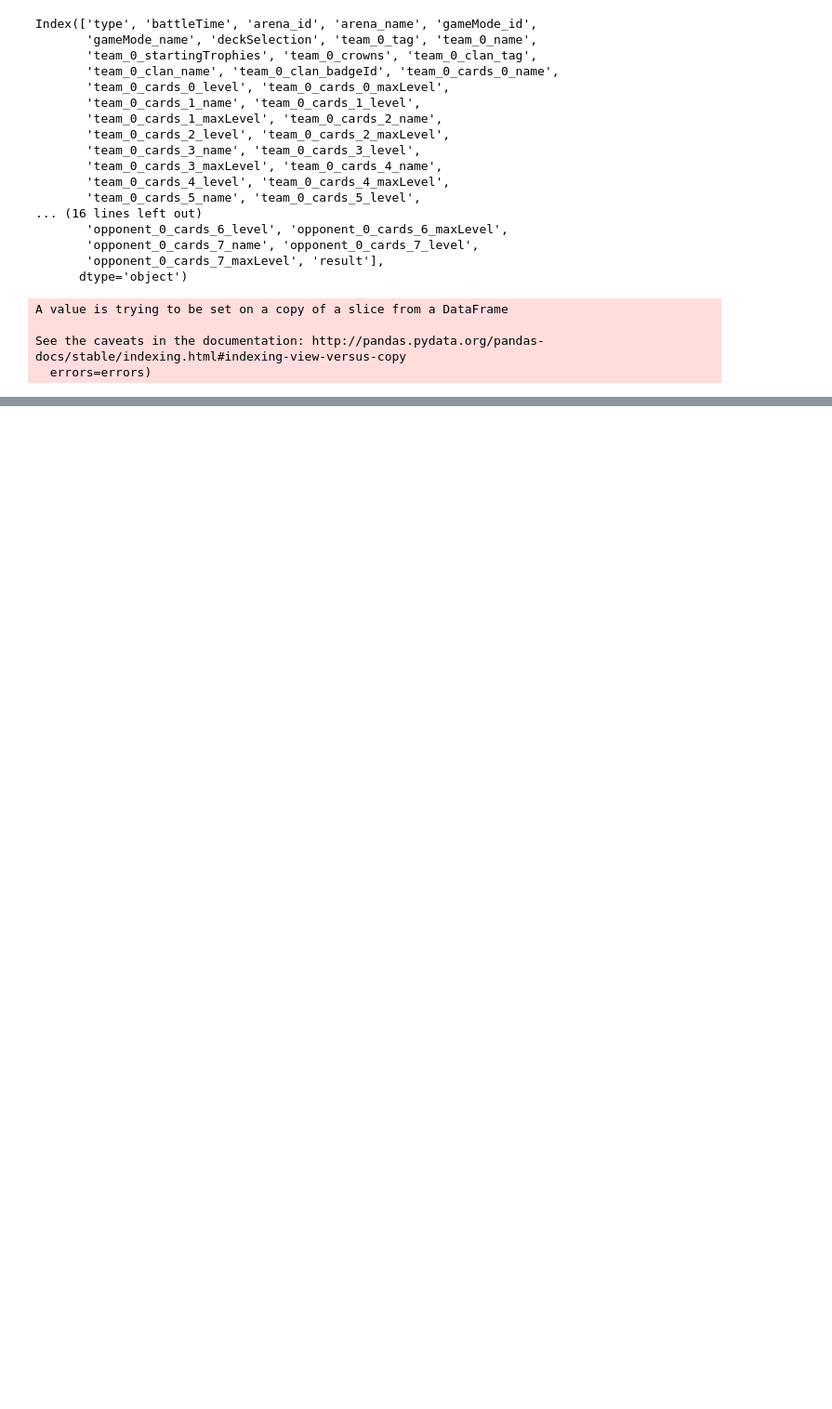
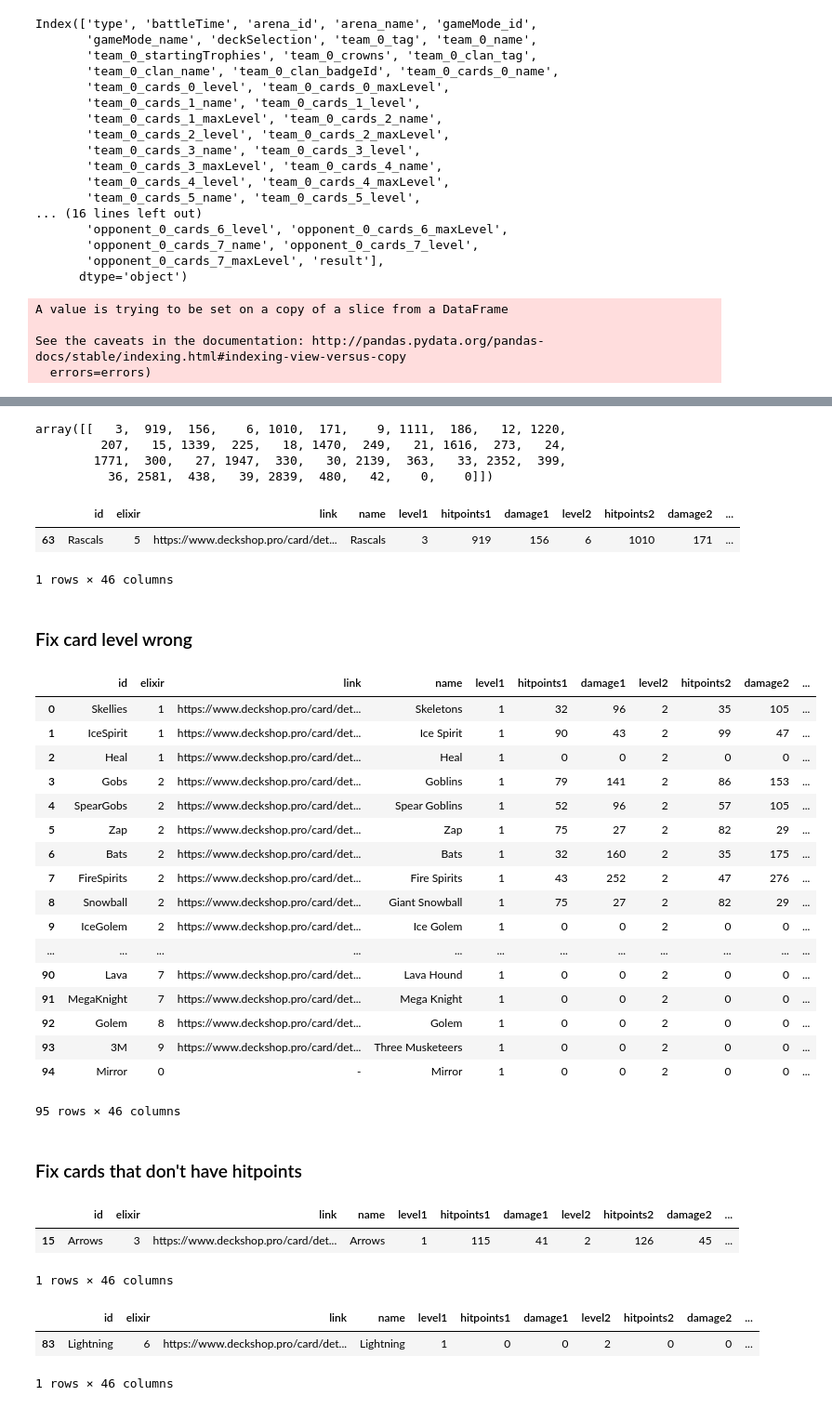
Before and after one commit to RodolfoLSS/ClashRoyaleMatchPrediction, a Jupyter notebook: ClashRoyaleDataCleaning.ipynb, the cells around one changed output, grey strips where cells are left out. Shown: that part at 93% size. Cells and saved outputs as stored; diff of their text form; code cells hidden in the pictures; blank space fills up the shorter version.

```diff
--- a/ClashRoyaleDataCleaning.ipynb
+++ b/ClashRoyaleDataCleaning.ipynb
@@ -184,0 +518,63 @@ dataset.to_csv("clashRoyaleData.csv")
+# %%
+rascalBoy = np.asarray([[1, 715, 52, 2, 786, 57, 3, 865, 62, 4, 950, 69, 5, 1043, 75, 6, 1144, 83, 7, 1258, 91,\
+              8, 1379, 100, 9, 1515, 110, 10, 1665, 121, 11,1830, 133, 12, 2009, 146, 13, 2209, 160, 14, 0, 0]])
+
+rascalGirl = np.asarray([[1, 102, 52, 2, 112, 57, 3, 123, 62, 4, 135, 69, 5, 148, 75, 6, 163, 83, 7, 179, 91, \
+               8, 196, 100, 9, 216, 110, 10, 237, 121, 11, 261, 133, 12, 286, 146, 13, 315, 160, 14, 0, 0]])
+# %%
+rascals = np.round((rascalGirl*2) + rascalBoy)
+rascals
+# %% [output]
+array([[   3,  919,  156,    6, 1010,  171,    9, 1111,  186,   12, 1220,
+         207,   15, 1339,  225,   18, 1470,  249,   21, 1616,  273,   24,
+        1771,  300,   27, 1947,  330,   30, 2139,  363,   33, 2352,  399,
+          36, 2581,  438,   39, 2839,  480,   42,    0,    0]])
+# %%
+cardsInfo.loc[63, 'level1':] = rascals
+# %%
+cardsInfo.loc[cardsInfo['name'] == 'Rascals']
+# %% [output]
+|  | id | elixir | link | name | level1 | hitpoints1 | damage1 | level2 | hitpoints2 | damage2 | ... |
+| 63 | Rascals | 5 | https://www.deckshop.pro/card/det... | Rascals | 3 | 919 | 156 | 6 | 1010 | 171 | ... |
+1 rows × 46 columns
+# %% [markdown]
+### Fix card level wrong
+# %%
+for i in range(1,15):
+    index = (i*3)+1
+    cardsInfo.iloc[:,index:index+1] = i
+# %%
+cardsInfo
+# %% [output]
+|  | id | elixir | link | name | level1 | hitpoints1 | damage1 | level2 | hitpoints2 | damage2 | ... |
+| 0 | Skellies | 1 | https://www.deckshop.pro/card/det... | Skeletons | 1 | 32 | 96 | 2 | 35 | 105 | ... |
+| 1 | IceSpirit | 1 | https://www.deckshop.pro/card/det... | Ice Spirit | 1 | 90 | 43 | 2 | 99 | 47 | ... |
+| 2 | Heal | 1 | https://www.deckshop.pro/card/det... | Heal | 1 | 0 | 0 | 2 | 0 | 0 | ... |
+| 3 | Gobs | 2 | https://www.deckshop.pro/card/det... | Goblins | 1 | 79 | 141 | 2 | 86 | 153 | ... |
+| 4 | SpearGobs | 2 | https://www.deckshop.pro/card/det... | Spear Goblins | 1 | 52 | 96 | 2 | 57 | 105 | ... |
+| 5 | Zap | 2 | https://www.deckshop.pro/card/det... | Zap | 1 | 75 | 27 | 2 | 82 | 29 | ... |
+| 6 | Bats | 2 | https://www.deckshop.pro/card/det... | Bats | 1 | 32 | 160 | 2 | 35 | 175 | ... |
+| 7 | FireSpirits | 2 | https://www.deckshop.pro/card/det... | Fire Spirits | 1 | 43 | 252 | 2 | 47 | 276 | ... |
+| 8 | Snowball | 2 | https://www.deckshop.pro/card/det... | Giant Snowball | 1 | 75 | 27 | 2 | 82 | 29 | ... |
+| 9 | IceGolem | 2 | https://www.deckshop.pro/card/det... | Ice Golem | 1 | 0 | 0 | 2 | 0 | 0 | ... |
+| ... | ... | ... | ... | ... | ... | ... | ... | ... | ... | ... | ... |
+| 90 | Lava | 7 | https://www.deckshop.pro/card/det... | Lava Hound | 1 | 0 | 0 | 2 | 0 | 0 | ... |
+| 91 | MegaKnight | 7 | https://www.deckshop.pro/card/det... | Mega Knight | 1 | 0 | 0 | 2 | 0 | 0 | ... |
+| 92 | Golem | 8 | https://www.deckshop.pro/card/det... | Golem | 1 | 0 | 0 | 2 | 0 | 0 | ... |
+| 93 | 3M | 9 | https://www.deckshop.pro/card/det... | Three Musketeers | 1 | 0 | 0 | 2 | 0 | 0 | ... |
+| 94 | Mirror | 0 | - | Mirror | 1 | 0 | 0 | 2 | 0 | 0 | ... |
+95 rows × 46 columns
+# %% [markdown]
+### Fix cards that don't have hitpoints
+# %%
+cardsInfo.loc[cardsInfo['name'] == 'Arrows']
+# %% [output]
+|  | id | elixir | link | name | level1 | hitpoints1 | damage1 | level2 | hitpoints2 | damage2 | ... |
+| 15 | Arrows | 3 | https://www.deckshop.pro/card/det... | Arrows | 1 | 115 | 41 | 2 | 126 | 45 | ... |
+1 rows × 46 columns
+# %%
+cardsInfo.loc[cardsInfo['name'] == 'Lightning']
+# %% [output]
+|  | id | elixir | link | name | level1 | hitpoints1 | damage1 | level2 | hitpoints2 | damage2 | ... |
+| 83 | Lightning | 6 | https://www.deckshop.pro/card/det... | Lightning | 1 | 0 | 0 | 2 | 0 | 0 | ... |
+1 rows × 46 columns
```
Also changed, not shown: parts of 63 cells of this notebook, 1 other file.
